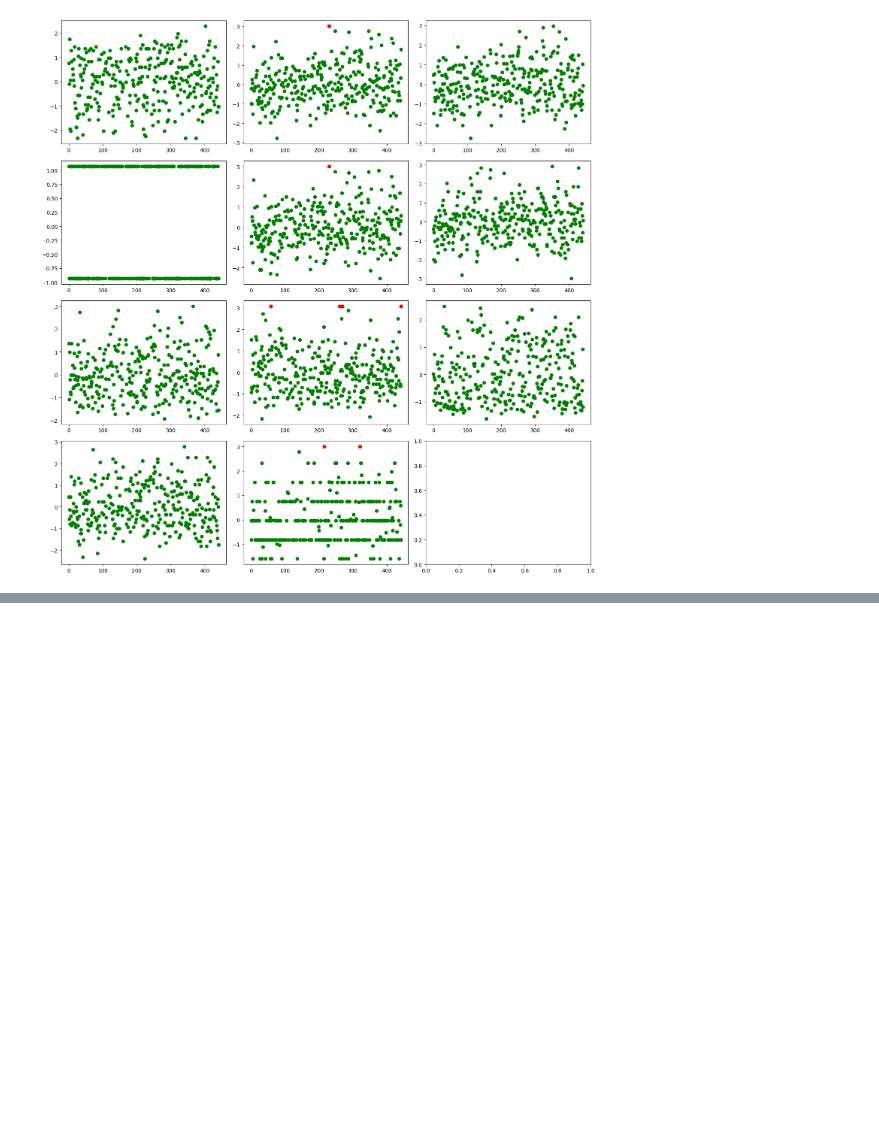
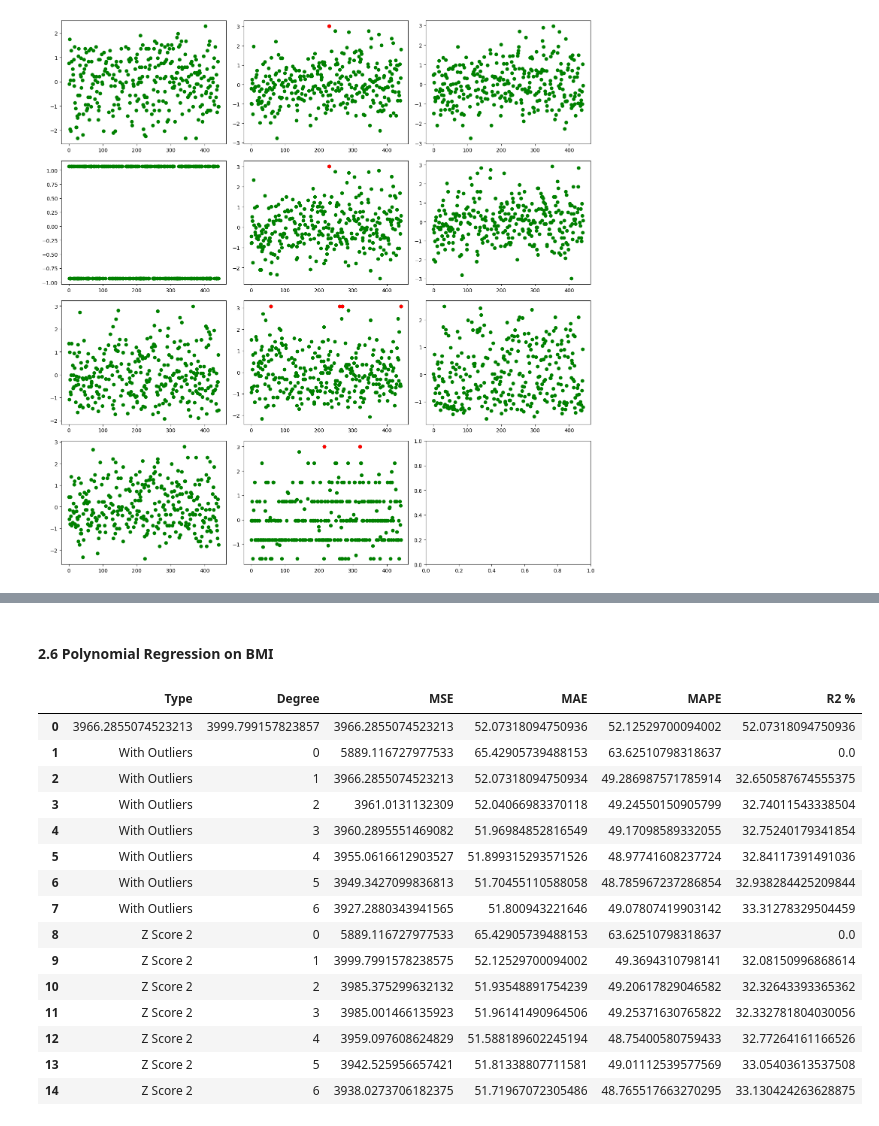
Before and after one commit to NikhilShankar/CSCN8010-FoundationsOfMachineLearning, a Jupyter notebook: Assignment2/NikhilShankarCS_9026254_Sec2_Assignment2.ipynb, the cells around one changed output, grey strips where cells are left out. Cells and saved outputs as stored; diff of their text form; code cells hidden in the pictures; blank space fills up the shorter version.

```diff
--- a/Assignment2/NikhilShankarCS_9026254_Sec2_Assignment2.ipynb
+++ b/Assignment2/NikhilShankarCS_9026254_Sec2_Assignment2.ipynb
@@ -208,0 +264,60 @@ zscore_scatter_with_outliers(df_train_z_3, 3)
+# %% [markdown]
+#### **2.6 Polynomial Regression on BMI**
+# %%
+from sklearn.preprocessing import PolynomialFeatures
+from sklearn.metrics import r2_score
+from sklearn.pipeline import Pipeline
+from sklearn.metrics import mean_absolute_percentage_error
+from sklearn.impute import SimpleImputer
+
+
+
+
+def polynomial_regression(df_input, df_type_name, degree, col_name_lists, target_column):
+    df_copy = df_input.copy()
+    X = df_copy[col_name_lists]
+    Y = df_copy[target_column]
+    model = Pipeline([('imputer', SimpleImputer(strategy='mean')), ('polynomial', PolynomialFeatures(degree=degree)),
+                          ('linear', LinearRegression())])
+    model.fit(X, Y)
+    Y_pred = model.predict(X)
+    df_copy['Y_Pred'] = Y_pred
+    mse = mean_squared_error(df_copy[[target_column_name]], df_copy[['Y_Pred']])
+    mae = mean_absolute_error(df_copy[[target_column_name]], df_copy[['Y_Pred']])
+    r2 = r2_score(df_copy[[target_column_name]], df_copy[['Y_Pred']])
+    mape = mean_absolute_percentage_error(df_copy[[target_column]], df_copy[['Y_Pred']]) * 100
+    array = np.array([df_type_name, degree, mse, mae, mape, r2 * 100])
+    return array, model
+
+models = {}
+poly_data = np.empty((1,6))
+for i in range(0, 7):
+    a,m = polynomial_regression(df, "With Outliers", i, ['bmi'], target_column_name)
+    poly_data = np.vstack((poly_data, a))
+    models[i] = m
+
+models_z_score_2 = {}
+for i in range(0, 7):
+    a,m = polynomial_regression(df_train_z_2, "Z Score 2", i, ['bmi'], target_column_name)
+    poly_data = np.vstack((poly_data, a))
+    models_z_score_2[i] = m
+
+poly_degree_df = pd.DataFrame(poly_data, columns=['Type', 'Degree', 'MSE', 'MAE', 'MAPE', 'R2 %'])
+display(poly_degree_df)
+# %% [output]
+|  | Type | Degree | MSE | MAE | MAPE | R2 % |
+| 0 | 3966.2855074523213 | 3999.799157823857 | 3966.2855074523213 | 52.07318094750936 | 52.12529700094002 | 52.07318094750936 |
+| 1 | With Outliers | 0 | 5889.116727977533 | 65.42905739488153 | 63.62510798318637 | 0.0 |
+| 2 | With Outliers | 1 | 3966.2855074523213 | 52.07318094750934 | 49.286987571785914 | 32.650587674555375 |
+| 3 | With Outliers | 2 | 3961.0131132309 | 52.04066983370118 | 49.24550150905799 | 32.74011543338504 |
+| 4 | With Outliers | 3 | 3960.2895551469082 | 51.96984852816549 | 49.17098589332055 | 32.75240179341854 |
+| 5 | With Outliers | 4 | 3955.0616612903527 | 51.899315293571526 | 48.97741608237724 | 32.84117391491036 |
+| 6 | With Outliers | 5 | 3949.3427099836813 | 51.70455110588058 | 48.785967237286854 | 32.938284425209844 |
+| 7 | With Outliers | 6 | 3927.2880343941565 | 51.800943221646 | 49.07807419903142 | 33.31278329504459 |
+| 8 | Z Score 2 | 0 | 5889.116727977533 | 65.42905739488153 | 63.62510798318637 | 0.0 |
+| 9 | Z Score 2 | 1 | 3999.7991578238575 | 52.12529700094002 | 49.3694310798141 | 32.08150996868614 |
+| 10 | Z Score 2 | 2 | 3985.375299632132 | 51.93548891754239 | 49.20617829046582 | 32.32643393365362 |
+| 11 | Z Score 2 | 3 | 3985.001466135923 | 51.96141490964506 | 49.25371630765822 | 32.332781804030056 |
+| 12 | Z Score 2 | 4 | 3959.097608624829 | 51.588189602245194 | 48.75400580759433 | 32.77264161166526 |
+| 13 | Z Score 2 | 5 | 3942.525956657421 | 51.81338807711581 | 49.01112539577569 | 33.05403613537508 |
+| 14 | Z Score 2 | 6 | 3938.0273706182375 | 51.71967072305486 | 48.765517663270295 | 33.130424263628875 |
```
Also changed, not shown: parts of 65 cells of this notebook, 1 other file.
